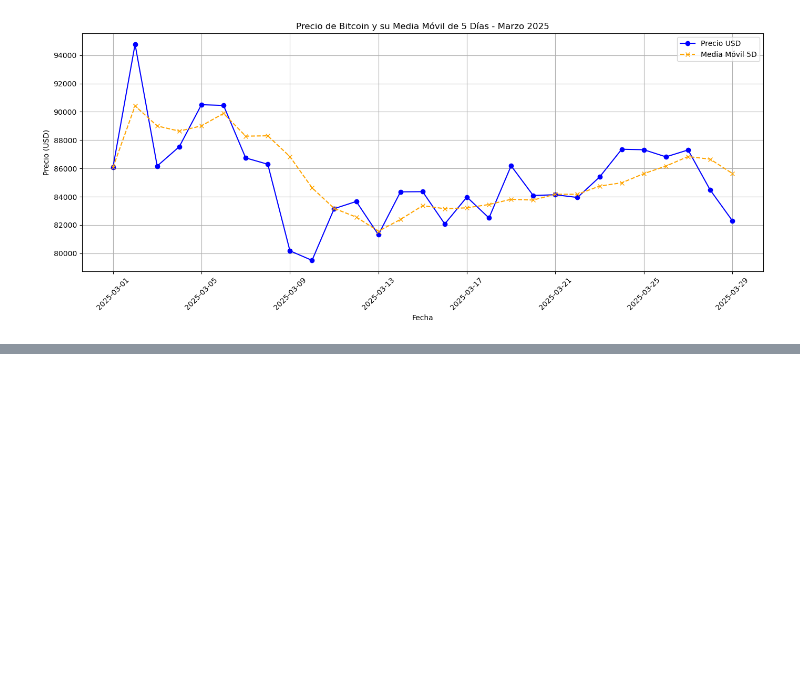
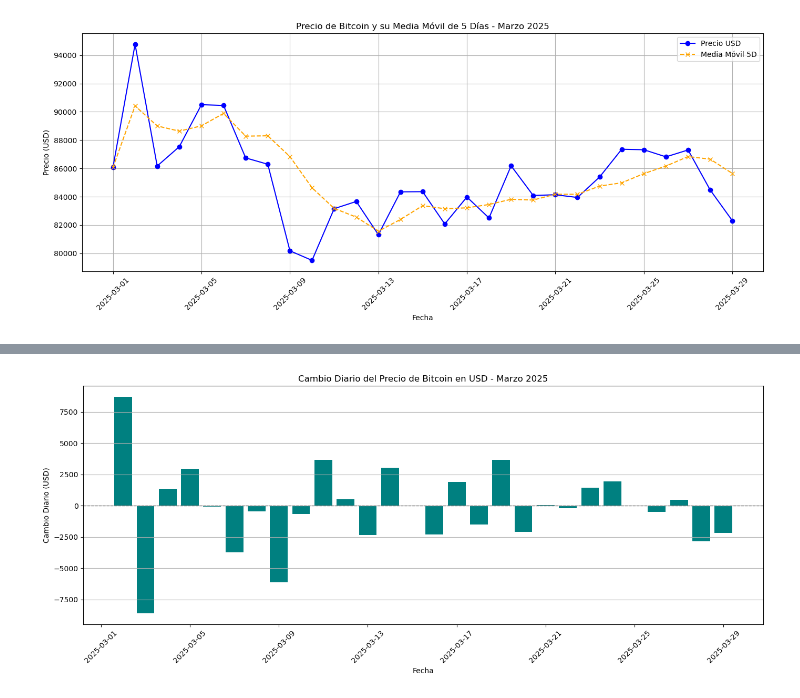
Before and after one commit to JosueLanda/Test_Konfio_DataEngineering, a Jupyter notebook: notebooks/develop_datapipeline.ipynb, the cells around one changed output, grey strips where cells are left out. Drawn from its saved outputs; the diff is of its cells as text; code cells hidden in the pictures; blank space fills up the shorter version.

```diff
--- a/notebooks/develop_datapipeline.ipynb
+++ b/notebooks/develop_datapipeline.ipynb
@@ -129,0 +155,18 @@ plt.show()
+# %%
+# Calcular el cambio absoluto diario en USD
+df_pandas["daily_change_usd"] = df_pandas["price_usd"].diff()
+
+# Graficar
+plt.figure(figsize=(14, 6))
+plt.bar(df_pandas["date"], df_pandas["daily_change_usd"], color="teal")
+
+plt.axhline(0, color="gray", linestyle="--", linewidth=1)
+plt.title("Cambio Diario del Precio de Bitcoin en USD - Marzo 2025")
+plt.xlabel("Fecha")
+plt.ylabel("Cambio Diario (USD)")
+plt.grid(axis='y')
+plt.xticks(rotation=45)
+plt.tight_layout()
+plt.show()
+# %% [output]
+[figure, added]
```
Also changed, not shown: parts of 1 cell of this notebook, 10 other files.
